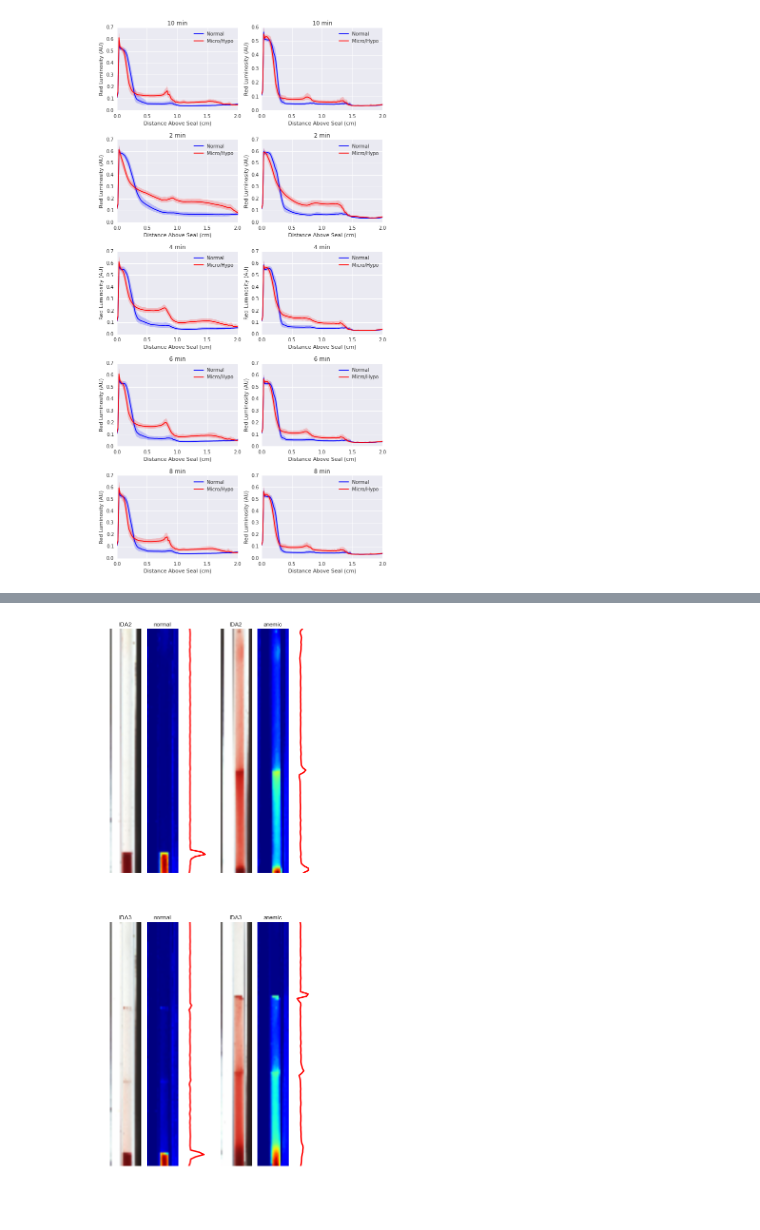
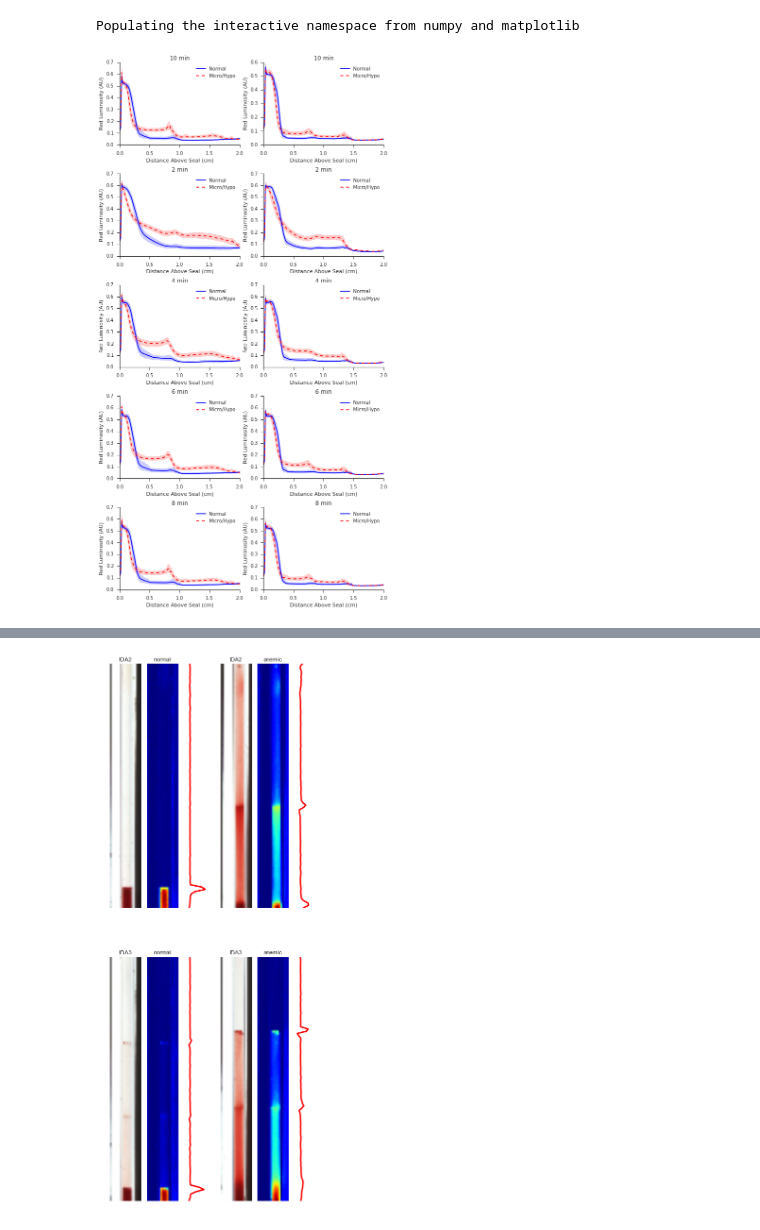
Before and after one commit to alexbw/ida, a Jupyter notebook: analysis/5-26-2015 Explanatory Figures AJ mod.ipynb, the cells around one changed output, grey strips where cells are left out. Cells and saved outputs as stored; diff of their text form; code cells hidden in the pictures.

Commit message:
Modified plotting style for fig 5

```diff
--- a/analysis/5-26-2015 Explanatory Figures AJ mod.ipynb
+++ b/analysis/5-26-2015 Explanatory Figures AJ mod.ipynb
@@ -5,10 +5,14 @@ import seaborn as sns
 import itertools
 import imageio
 import skimage.color
+sns.set_style("ticks")
+%pylab inline
+# %% [output]
+Populating the interactive namespace from numpy and matplotlib
 # %%
 # Load it up
-#filename = "/Users/Alex/Dropbox/Science/Side Projects/Blood Testing/data.pandas"
-filename = "C:/Users/A.J/Dropbox/Alex W Data/data.pandas"
+filename = "/Users/Alex/Dropbox/Science/Side Projects/Blood Testing/data.pandas"
+# filename = "C:/Users/A.J/Dropbox/Alex W Data/data.pandas"
 #filename = "/home/kabelo/Dropbox/Alex W Data/data.pandas"
 sdf = pd.read_pickle(filename)
 
@@ -30,41 +36,36 @@ sdf.blood_type.values[np.argwhere(anemic_population_idx == False)[()]] = 'normal
 # %%
 run_times = sdf.run_time.unique()
 idas = sdf.ida.unique()
 
 figure(figsize=(10,20),  facecolor = "white", edgecolor = "black")
 gs = GridSpec(len(run_times), len(idas), hspace=0.35)
 #matplotlib.rcParams.update({'font.size': 30})
 font = {'family' : 'normal',
         'size'   : 48}
 #font = {'size'   : 24}
-
-
-
 rc('font', **font)
-
 
 #pylab.rcParams['font.size'] = (32)
 #pylab.rcParams['figure.figsize'] = (10.0, 8.0)
 for i,(run_time,ida) in enumerate(itertools.product(run_times, idas)):
     subplot(gs[i])
     isdf = sdf[(sdf.run_time == run_time) & (sdf.ida == ida)]
     data_normal, data_anemic = [np.vstack(isdf[isdf.blood_type == blood_type].data.values)
                                                      for blood_type in ("normal","anemic")]
     sns.tsplot(data_normal, err_style='ci_band', ci=100, color='b', condition=True, interpolate=True)
-
-    sns.tsplot(data_anemic, err_style='ci_band', ci=100, color='r', condition=True, interpolate=True)
+    sns.tsplot(data_anemic, err_style='ci_band', ci=100, color='r', condition=True, interpolate=True, linestyle='dashed')
     title("%d min" % (run_time))
     ylabel("Red Luminosity (AU)")
     legend(["Normal", "Micro/Hypo"])
     xlim(0,xlim()[-1]) #Alex had this set starting at 10
-
+    sns.despine(top=True, right=True)
 
     xticks([0, 30, 60, 90, 120, 150, 180], ["0.0","0.5", "1.0", "1.5", "2.0", "2.5", "3.0"]) # need to calibrate and calculate distances
     xlabel("Distance Above Seal (cm)")
     xlim(0,120) #Alex had this set starting at 10
     #axis("off")
 # %% [output]
-[figure, old version]
+[figure, new version]
 # %%
 [c for c in isdf.columns]
 # %% [output]
```
Also changed, not shown: parts of 1 cell of this notebook.
